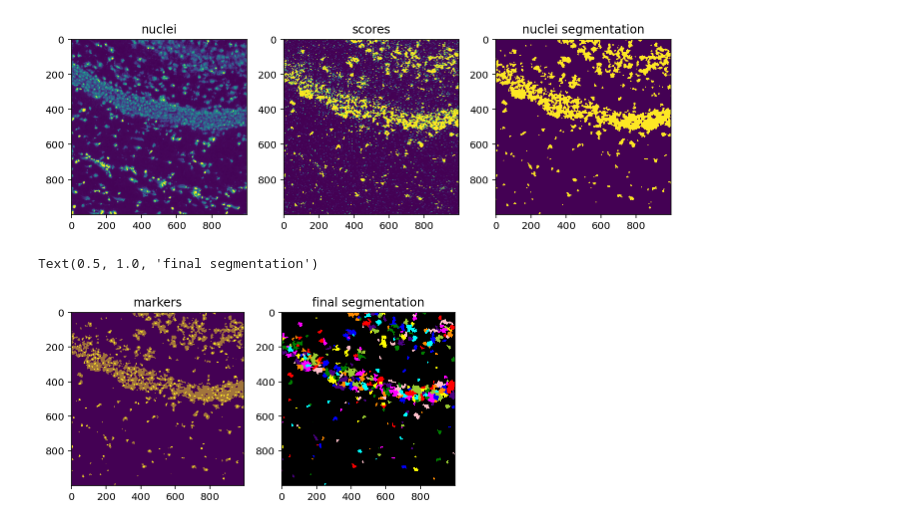
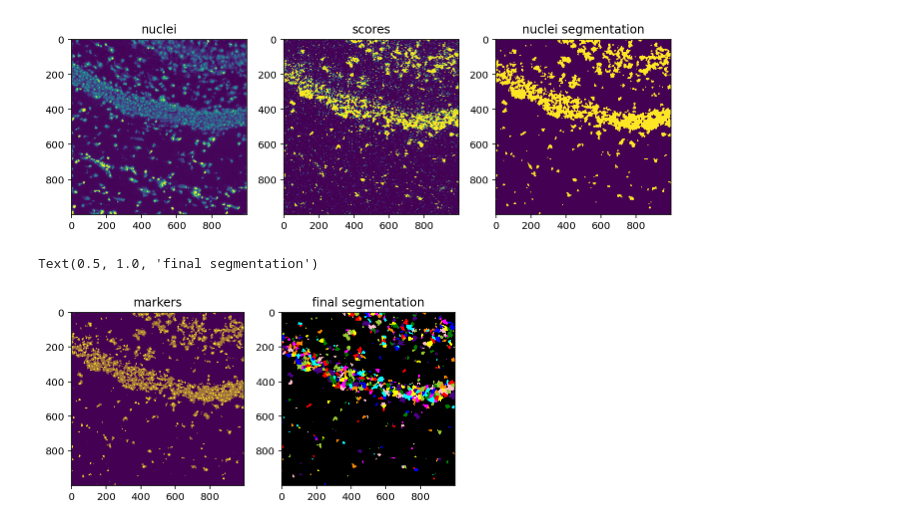
Before and after one commit to aristoteleo/spateo-notebooks, a Jupyter notebook: nuclei_segmentation.ipynb, the cells around one changed output. Cells and saved outputs as stored; diff of their text form; code cells hidden in the pictures.

```diff
--- a/nuclei_segmentation.ipynb
+++ b/nuclei_segmentation.ipynb
@@ -152,19 +151,19 @@ Text(0.5, 1.0, 'nuclei segmentation')
 [figure]
 # %%
 est_marker_mask = st.pp.segmentation.utils.safe_erode(
-    scores, 3, square=False, min_area=100, n_iter=10, float_k=7, float_threshold=thresholds[1]
+    scores, 3, square=False, min_area=100, n_iter=10, float_k=5, float_threshold=thresholds[1]
 )
 est_watershed = st.pp.segmentation.label.watershed(
-    intronic.A, est_nuclei_mask, est_marker_mask, 7
+    intronic.A, est_nuclei_mask, est_marker_mask, 9
 )
 
 fig, axes = plt.subplots(ncols=2, figsize=(6, 3), tight_layout=True)
 axes[0].imshow(est_nuclei_mask)
 axes[0].imshow(est_marker_mask, alpha=0.5)
 axes[0].set_title('markers')
 
 axes[1].imshow(skimage.color.label2rgb(est_watershed, bg_label=0))
 axes[1].set_title('final segmentation')
 # %% [output]
 Text(0.5, 1.0, 'final segmentation')
-[figure, old version]
+[figure, new version]
```
Also changed, not shown: parts of 11 cells of this notebook.
